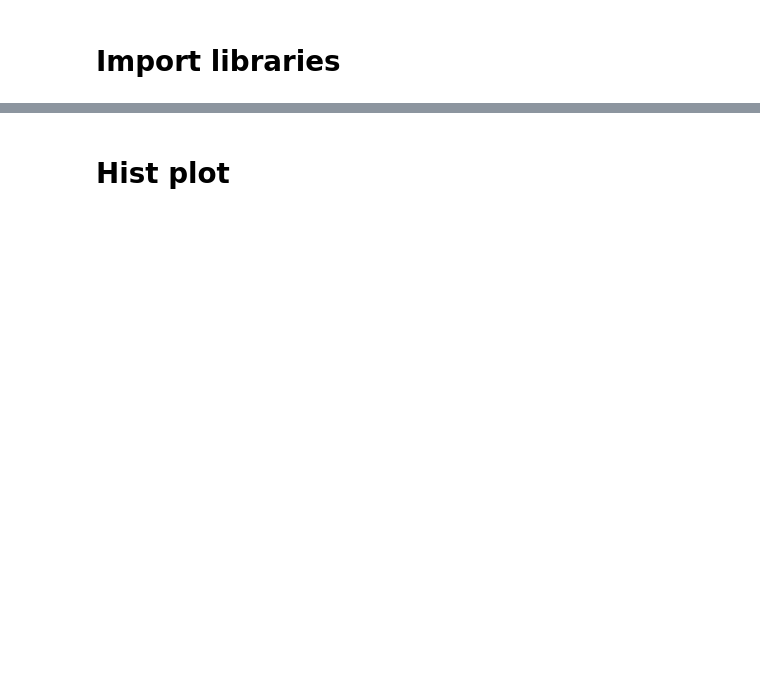
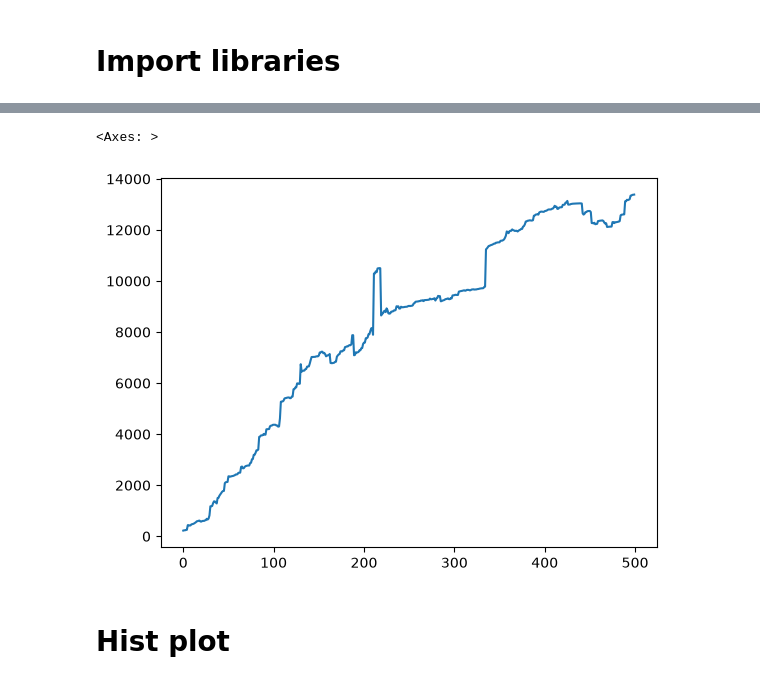
Before and after one commit to deveshpatwa/Free_Datasets, a Jupyter notebook: Python Class Files/part 11 Matplotlib.ipynb, the cells around one changed output, grey strips where cells are left out. Saved outputs shown, nothing was run; the diff lists cells and outputs as text; code cells hidden in the pictures; blank space fills up the shorter version.

```diff
--- a/Python Class Files/part 11 Matplotlib.ipynb
+++ b/Python Class Files/part 11 Matplotlib.ipynb
@@ -115,3 +149,8 @@ plt.show()
+# %%
+df.sort_values(by='order_date')['profit'].cumsum().reset_index()['profit'].plot()
+# %% [output]
+<Axes: >
+[figure, added]
 # %% [markdown]
 # Hist plot
 # %%
```
Also changed, not shown: parts of 13 cells of this notebook, 1 other file.
